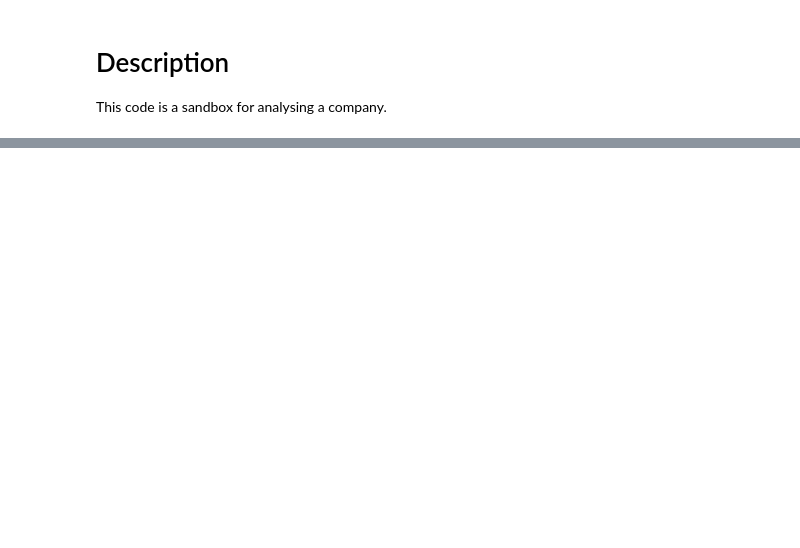
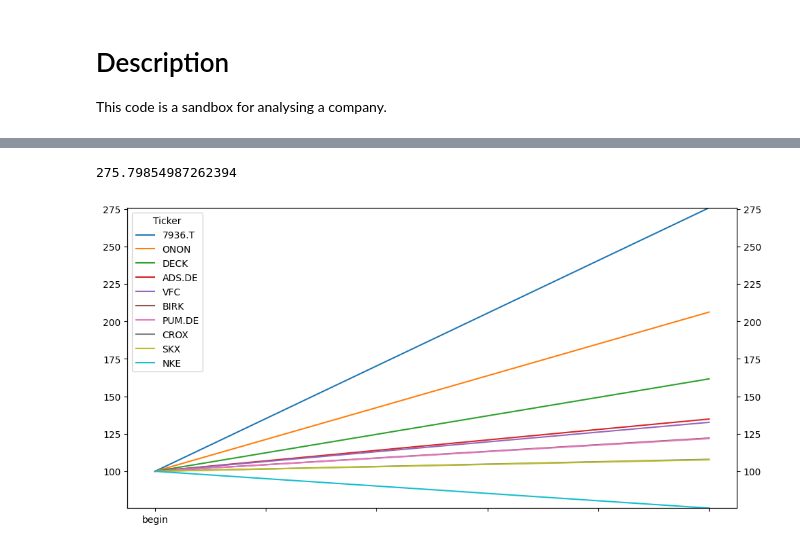
Before and after one commit to dineshthogulua/finance, a Jupyter notebook: demos/company_analysis.ipynb, the cells around one changed output, grey strips where cells are left out. Saved outputs shown, nothing was run; the diff lists cells and outputs as text; code cells hidden in the pictures; blank space fills up the shorter version.

```diff
--- a/demos/company_analysis.ipynb
+++ b/demos/company_analysis.ipynb
@@ -114,0 +117,16 @@ df2.head(10)
+# %%
+tempdf = slopedf.div(slopedf['begin'], axis=0)*100
+percentagedf = tempdf.loc[tempdf['end'].sort_values(ascending=False).index]
+# pprint(tempdf)
+pprint(percentagedf['end'].max())
+fig,ax = plt.subplots(1,1,figsize=(10,5))
+percentagedf.transpose().plot(ax=ax)
+ax.set_ylim([percentagedf['end'].min(), percentagedf['end'].max()])
+# ax.legend(loc="upper left", bbox_to_anchor=(1,1))
+ax2 = ax.twinx()
+ax2.set_ylim([percentagedf['end'].min(), percentagedf['end'].max()])
+
+plt.tight_layout()
+# %% [output]
+275.79854987262394
+[figure, added]
```
Also changed, not shown: parts of 12 cells of this notebook, 5 other files.
